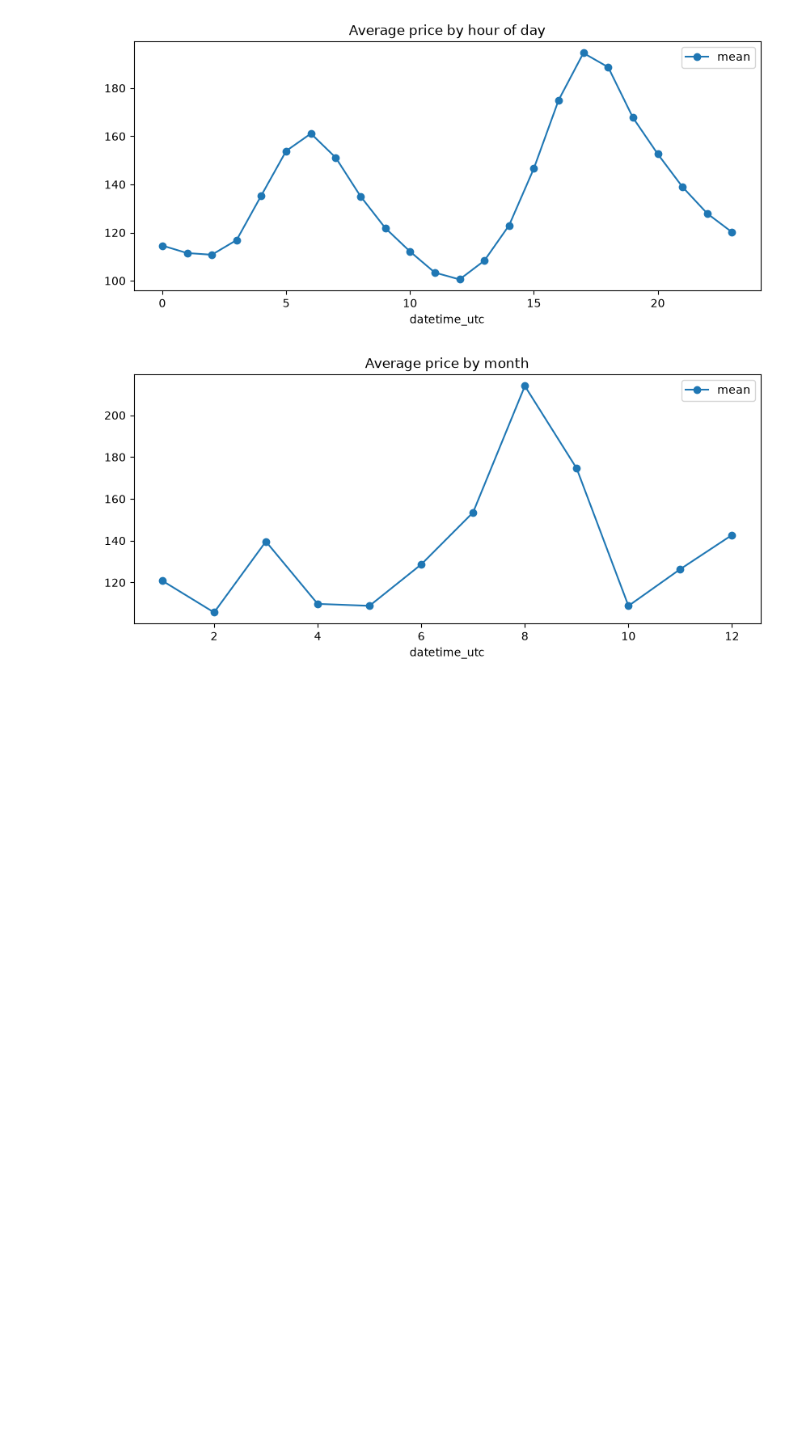
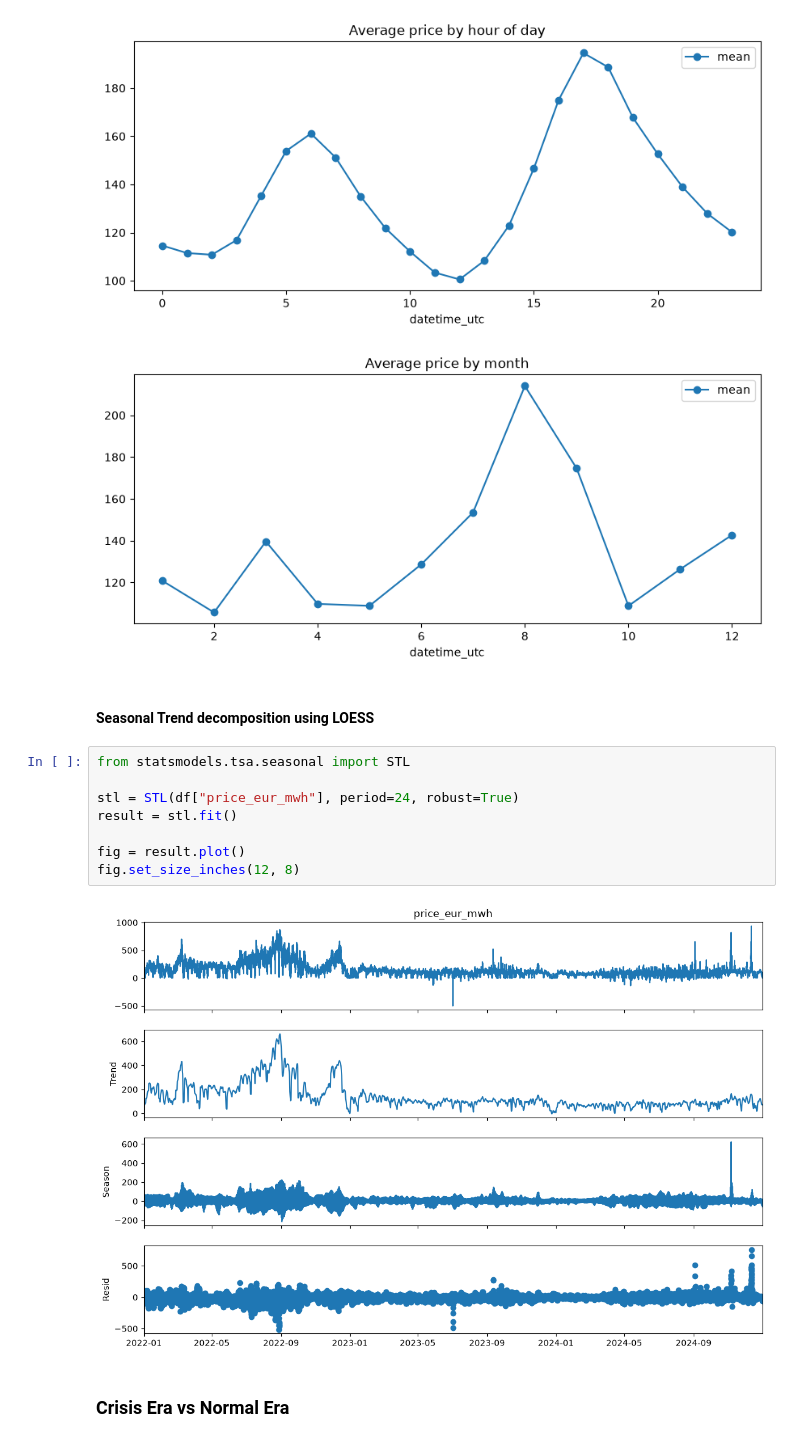
Before and after one commit to 1412richa/de-power-price-analysis, a Jupyter notebook: notebooks/explore_prices.ipynb, the cells around one changed output. Saved outputs shown, nothing was run; the diff lists cells and outputs as text; blank space fills up the shorter version.

```diff
--- a/notebooks/explore_prices.ipynb
+++ b/notebooks/explore_prices.ipynb
@@ -135,3 +135,17 @@ monthly_pattern.plot(y="mean", marker="o", figsize=(10,4), title="Average price
 <Axes: title={'center': 'Average price by month'}, xlabel='datetime_utc'>
 [figure]
 [figure]
+# %% [markdown]
+#### Seasonal Trend decomposition using LOESS
+# %%
+from statsmodels.tsa.seasonal import STL
+
+stl = STL(df["price_eur_mwh"], period=24, robust=True)
+result = stl.fit()
+
+fig = result.plot()
+fig.set_size_inches(12, 8)
+# %% [output]
+[figure, added]
+# %% [markdown]
+### Crisis Era vs Normal Era
```
Also changed, not shown: parts of 1 cell of this notebook, 1 other file.
